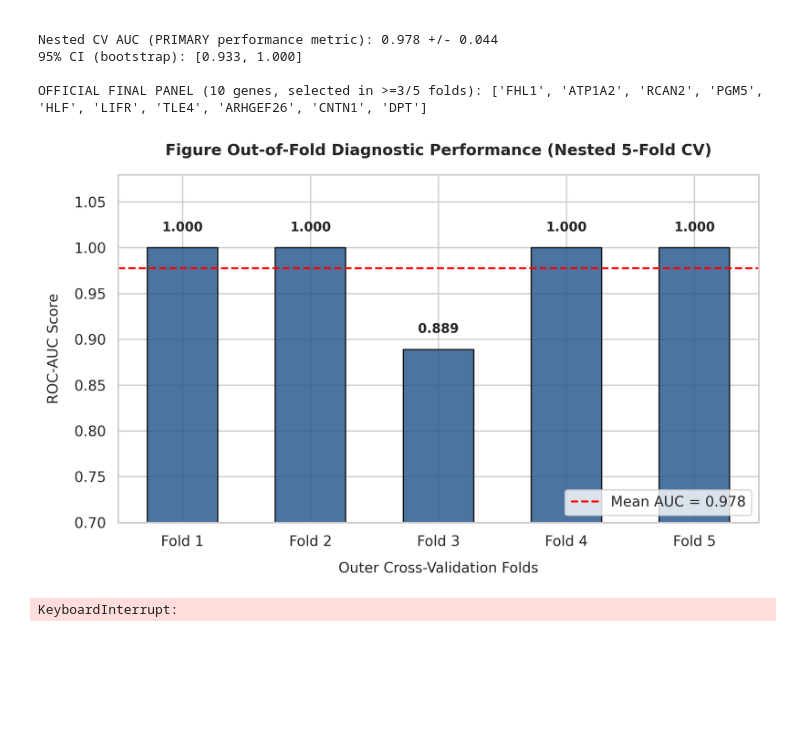
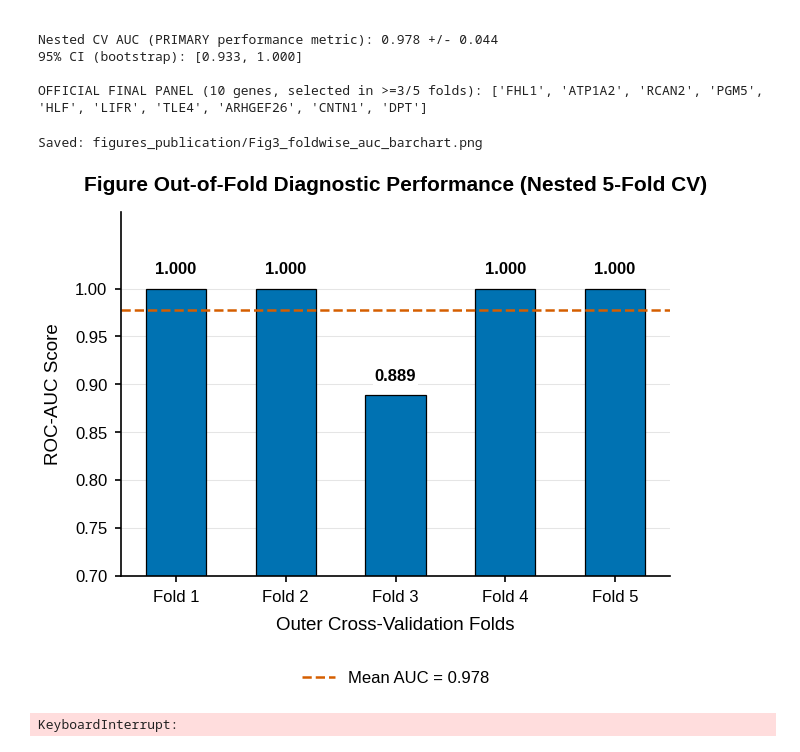
Before and after one commit to DhimanTarafdar/gallbladder_cancer_research, a Jupyter notebook: Gallbladder_Cancer_Biomarker_Pipeline.ipynb, the cells around one changed output. Cells and saved outputs as stored; diff of their text form; code cells hidden in the pictures; blank space fills up the shorter version.

```diff
--- a/Gallbladder_Cancer_Biomarker_Pipeline.ipynb
+++ b/Gallbladder_Cancer_Biomarker_Pipeline.ipynb
@@ -279,68 +369,67 @@ Nested CV AUC (PRIMARY performance metric): 0.978 +/- 0.044
 
 OFFICIAL FINAL PANEL (10 genes, selected in >=3/5 folds): ['FHL1', 'ATP1A2', 'RCAN2', 'PGM5', 'HLF', 'LIFR', 'TLE4', 'ARHGEF26', 'CNTN1', 'DPT']
 # %%
-import matplotlib.pyplot as plt
+# ============================================================
+# Fig 3: Fold-wise out-of-fold AUC bar chart
+# ============================================================
 import numpy as np
-import seaborn as sns
-
-plt.figure(figsize=(8, 5), dpi=300)
-sns.set_theme(style="whitegrid")
-
 
 folds = [f"Fold {i+1}" for i in range(len(fold_aucs))]
 mean_auc = fold_aucs.mean()
 
+fig, ax = plt.subplots(figsize=(W_ONEHALF, 80 * MM))
 
-palette = sns.color_palette("muted")
-bars = plt.bar(
+bars = ax.bar(
     folds,
     fold_aucs,
-    color="#2b5c8f",
+    color=COL["normal"],
     edgecolor="black",
+    linewidth=0.6,
     width=0.55,
-    alpha=0.85,
 )
-
 
 for bar in bars:
     yval = bar.get_height()
-    plt.text(
+    ax.text(
         bar.get_x() + bar.get_width() / 2.0,
-        yval + 0.015,
+        yval + 0.012,
         f"{yval:.3f}",
         ha="center",
         va="bottom",
-        fontsize=10,
+        fontsize=8,
         fontweight="bold",
+        zorder=5,
+        bbox=dict(facecolor="white", edgecolor="none", pad=0.8),
     )
 
-plt.axhline(
+ax.axhline(
     y=mean_auc,
-    color="red",
+    color=COL["tumor"],
     linestyle="--",
-    linewidth=1.5,
+    linewidth=1.2,
     label=f"Mean AUC = {mean_auc:.3f}",
+    zorder=2,
 )
 
-plt.title(
+ax.set_title(
     "Figure Out-of-Fold Diagnostic Performance (Nested 5-Fold CV)",
-    fontsize=12,
+    fontsize=10,
     fontweight="bold",
-    pad=15,
+    pad=10,
 )
-plt.xlabel("Outer Cross-Validation Folds", fontsize=11, labelpad=10)
-plt.ylabel("ROC-AUC Score", fontsize=11, labelpad=10)
-plt.ylim(0.7, 1.08)
+ax.set_xlabel("Outer Cross-Validation Folds", labelpad=6)
+ax.set_ylabel("ROC-AUC Score", labelpad=6)
+ax.set_ylim(0.7, 1.08)
+ax.set_yticks(np.arange(0.70, 1.001, 0.05))
+ax.grid(axis="x", visible=False)
 
+ax.legend(loc="upper center", bbox_to_anchor=(0.5, -0.22), ncol=1)
 
-plt.legend(loc="lower right", frameon=True, facecolor="white")
-plt.tight_layout()
-
-
-plt.savefig("Fig3_foldwise_auc_barchart.png", dpi=300, bbox_inches="tight")
+save_fig(fig, "Fig3_foldwise_auc_barchart")
 plt.show()
 # %% [output]
+Saved: figures_publication/Fig3_foldwise_auc_barchart.png
-[figure, old version]
+[figure, new version]
 # %%
 # ============================================================
 # STAGE 4b: Permutation test (optimized for speed) -- is the
```
Also changed, not shown: parts of 26 cells of this notebook.
